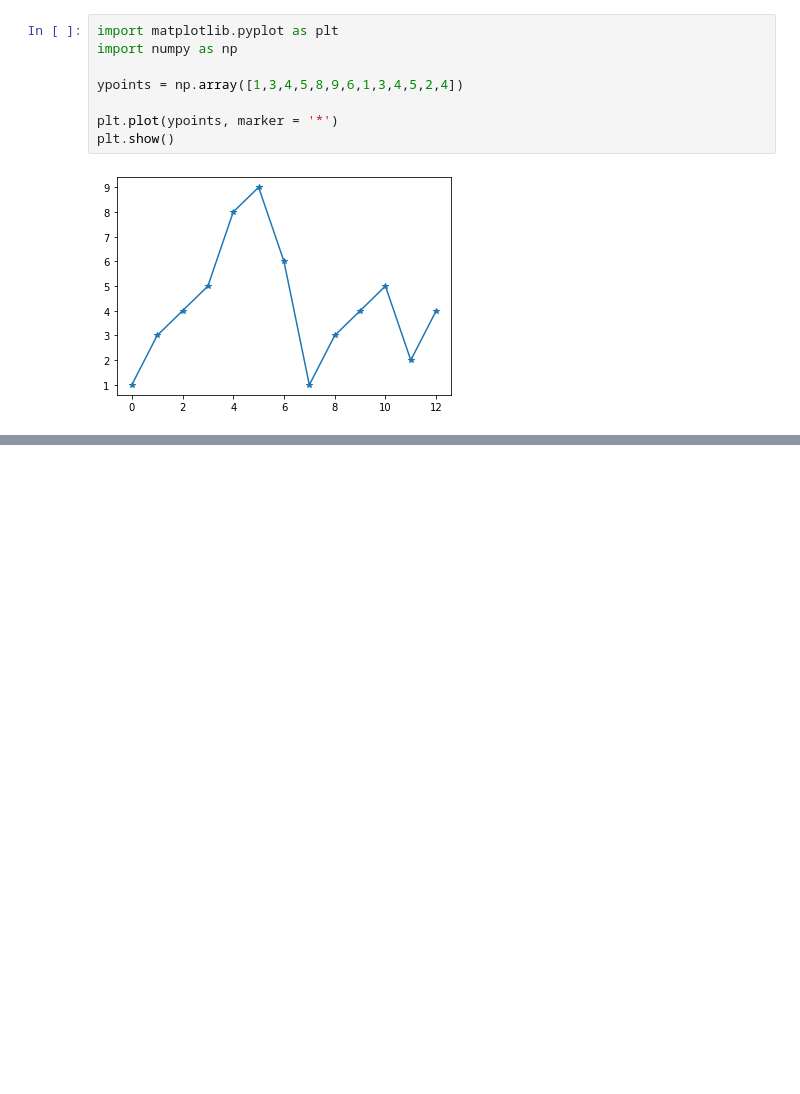
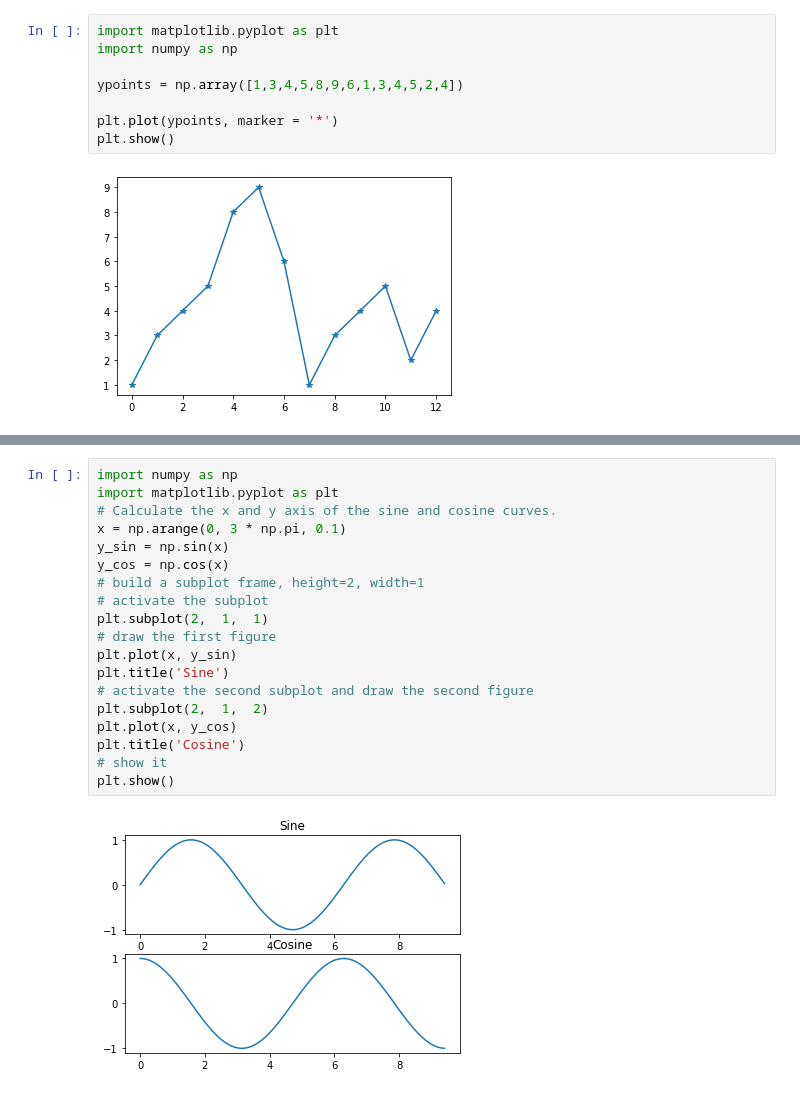
Before and after one commit to YJCheng1210/Matplotlib_Numpy_Pandas, a Jupyter notebook: Matplotlib.ipynb, the cells around one changed output, grey strips where cells are left out. Drawn from its saved outputs; the diff is of its cells as text; blank space fills up the shorter version.

```diff
--- a/Matplotlib.ipynb
+++ b/Matplotlib.ipynb
@@ -85,0 +117,21 @@ plt.show()
+# %%
+import numpy as np
+import matplotlib.pyplot as plt
+# Calculate the x and y axis of the sine and cosine curves.
+x = np.arange(0, 3 * np.pi, 0.1)
+y_sin = np.sin(x)
+y_cos = np.cos(x)
+# build a subplot frame, height=2, width=1
+# activate the subplot
+plt.subplot(2,  1,  1)
+# draw the first figure
+plt.plot(x, y_sin)
+plt.title('Sine')
+# activate the second subplot and draw the second figure
+plt.subplot(2,  1,  2)
+plt.plot(x, y_cos)
+plt.title('Cosine')
+# show it
+plt.show()
+# %% [output]
+[figure, added]
```
Also changed, not shown: parts of 4 cells of this notebook.
